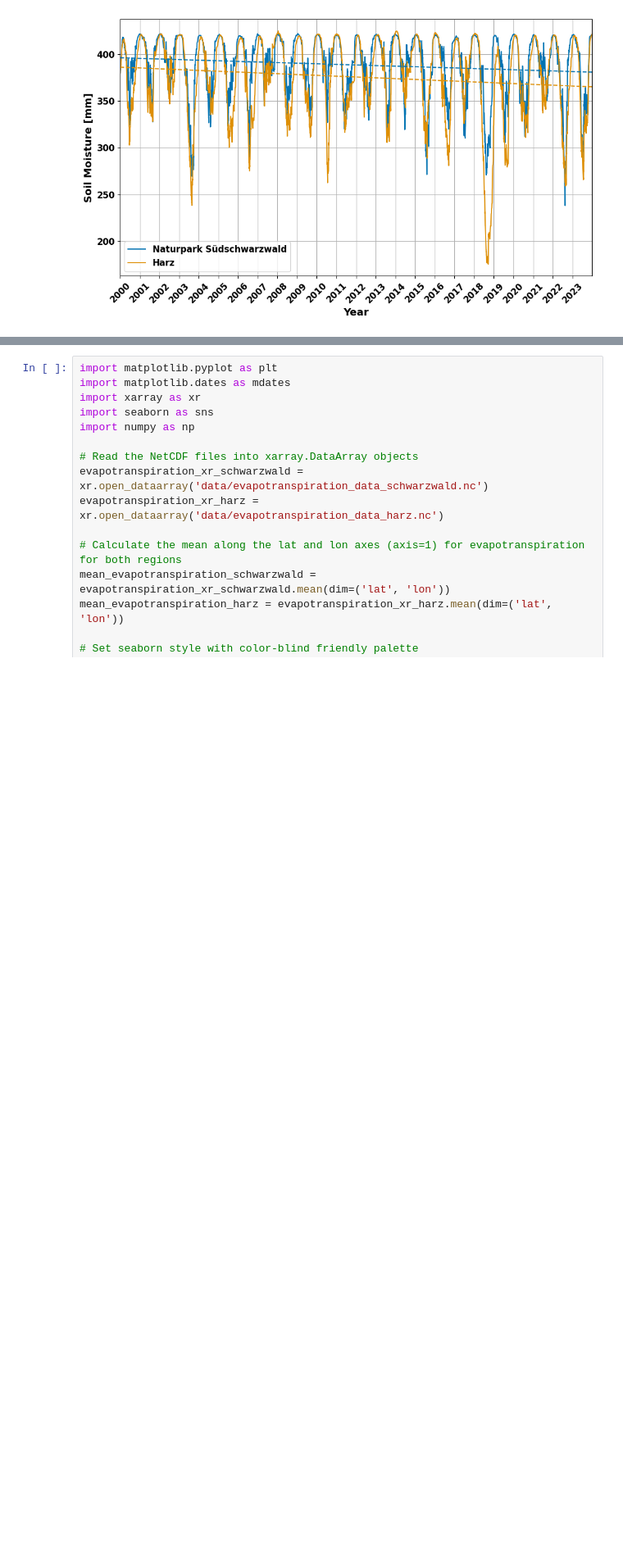
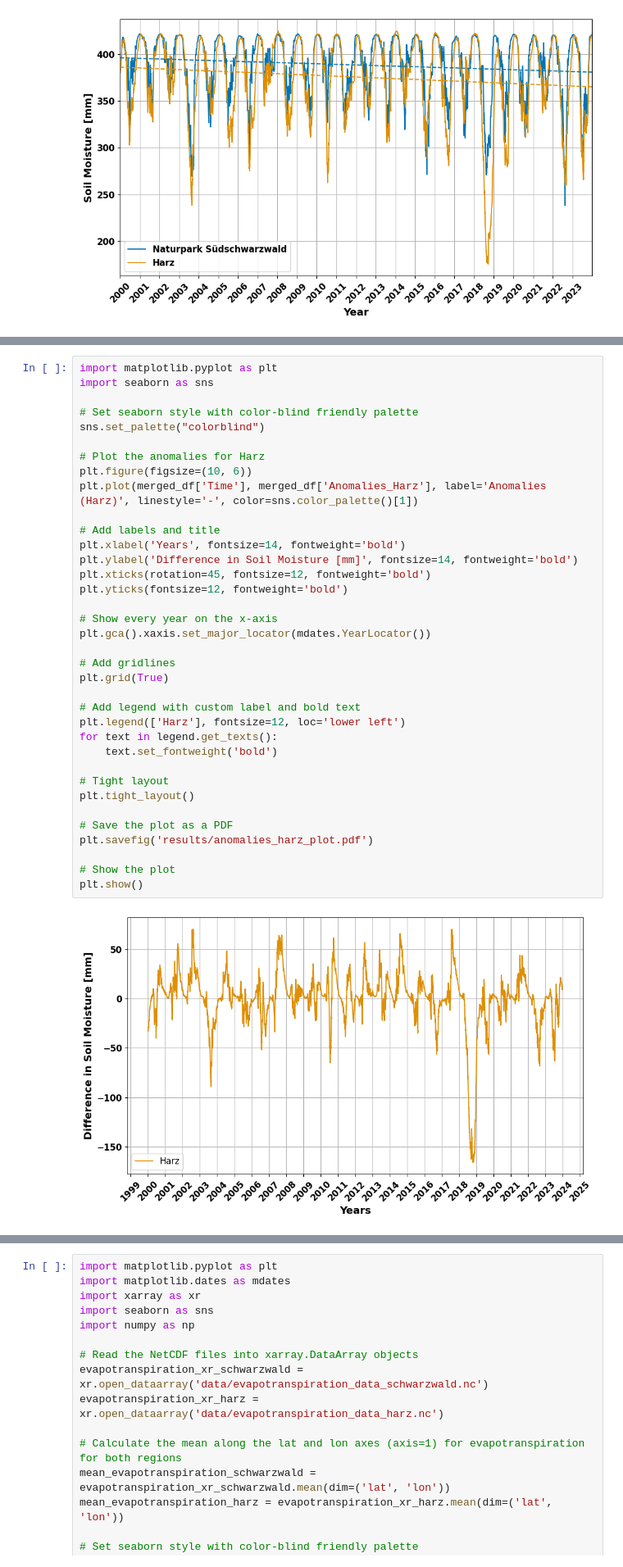
Before and after one commit to justusnoegel/deadwood_prediction, a Jupyter notebook: joint_plot.ipynb, the cells around one changed output, grey strips where cells are left out. Shown at 82% size. Drawn from its saved outputs; the diff is of its cells as text; blank space fills up the shorter version.

```diff
--- a/joint_plot.ipynb
+++ b/joint_plot.ipynb
@@ -60,0 +284,38 @@ plt.show()
+# %%
+import matplotlib.pyplot as plt
+import seaborn as sns
+
+# Set seaborn style with color-blind friendly palette
+sns.set_palette("colorblind")
+
+# Plot the anomalies for Harz
+plt.figure(figsize=(10, 6))
+plt.plot(merged_df['Time'], merged_df['Anomalies_Harz'], label='Anomalies (Harz)', linestyle='-', color=sns.color_palette()[1])
+
+# Add labels and title
+plt.xlabel('Years', fontsize=14, fontweight='bold')
+plt.ylabel('Difference in Soil Moisture [mm]', fontsize=14, fontweight='bold')
+plt.xticks(rotation=45, fontsize=12, fontweight='bold')
+plt.yticks(fontsize=12, fontweight='bold')
+
+# Show every year on the x-axis
+plt.gca().xaxis.set_major_locator(mdates.YearLocator())
+
+# Add gridlines
+plt.grid(True)
+
+# Add legend with custom label and bold text
+plt.legend(['Harz'], fontsize=12, loc='lower left')
+for text in legend.get_texts():
+    text.set_fontweight('bold')
+
+# Tight layout
+plt.tight_layout()
+
+# Save the plot as a PDF
+plt.savefig('results/anomalies_harz_plot.pdf')
+
+# Show the plot
+plt.show()
+# %% [output]
+[figure, added]
```
Also changed, not shown: parts of 17 cells of this notebook, 6 other files.
